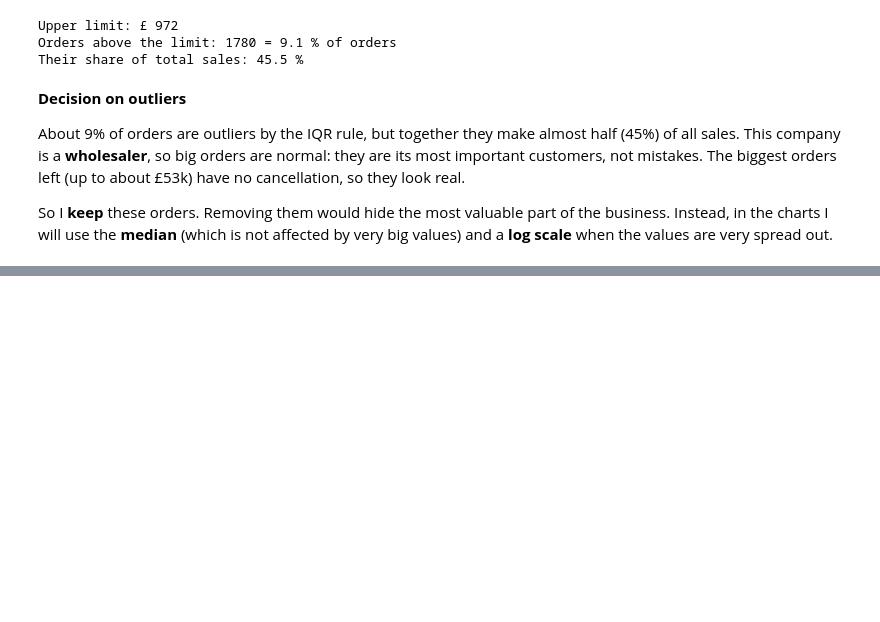
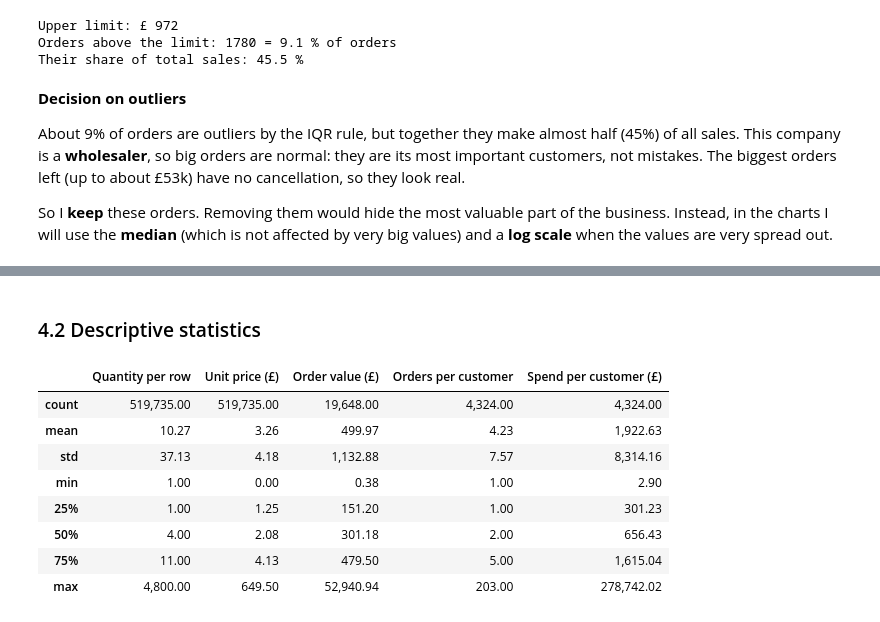
Before and after one commit to 2023357/CA2_Data_Vizualisation, a Jupyter notebook: CA2_Online_Retail.ipynb, the cells around one changed output, grey strips where cells are left out. Saved outputs shown, nothing was run; the diff lists cells and outputs as text; code cells hidden in the pictures; blank space fills up the shorter version.

Commit message:
Add EDA: key numbers (KPIs) and descriptive statistics

```diff
--- a/CA2_Online_Retail.ipynb
+++ b/CA2_Online_Retail.ipynb
@@ -591,0 +629,21 @@ So I **keep** these orders. Removing them would hide the most valuable part of t
+# %% [markdown]
+### 4.2 Descriptive statistics
+# %%
+# DESCRIPTIVE STATISTICS of the main numbers
+# I put the describe() of each variable side by side in one table, so they are easy to compare.
+stats = pd.DataFrame({"Quantity per row": df["Quantity"].describe(),
+                      "Unit price (£)": df["UnitPrice"].describe(),
+                      "Order value (£)": orders["OrderValue"].describe(),
+                      "Orders per customer": customers["Orders"].describe(),
+                      "Spend per customer (£)": customers["Spend"].describe()})
+stats.round(2)
+# %% [output]
+|  | Quantity per row | Unit price (£) | Order value (£) | Orders per customer | Spend per customer (£) |
+| count | 519,735.00 | 519,735.00 | 19,648.00 | 4,324.00 | 4,324.00 |
+| mean | 10.27 | 3.26 | 499.97 | 4.23 | 1,922.63 |
+| std | 37.13 | 4.18 | 1,132.88 | 7.57 | 8,314.16 |
+| min | 1.00 | 0.00 | 0.38 | 1.00 | 2.90 |
+| 25% | 1.00 | 1.25 | 151.20 | 1.00 | 301.23 |
+| 50% | 4.00 | 2.08 | 301.18 | 2.00 | 656.43 |
+| 75% | 11.00 | 4.13 | 479.50 | 5.00 | 1,615.04 |
+| max | 4,800.00 | 649.50 | 52,940.94 | 203.00 | 278,742.02 |
```
Also changed, not shown: parts of 6 cells of this notebook.
